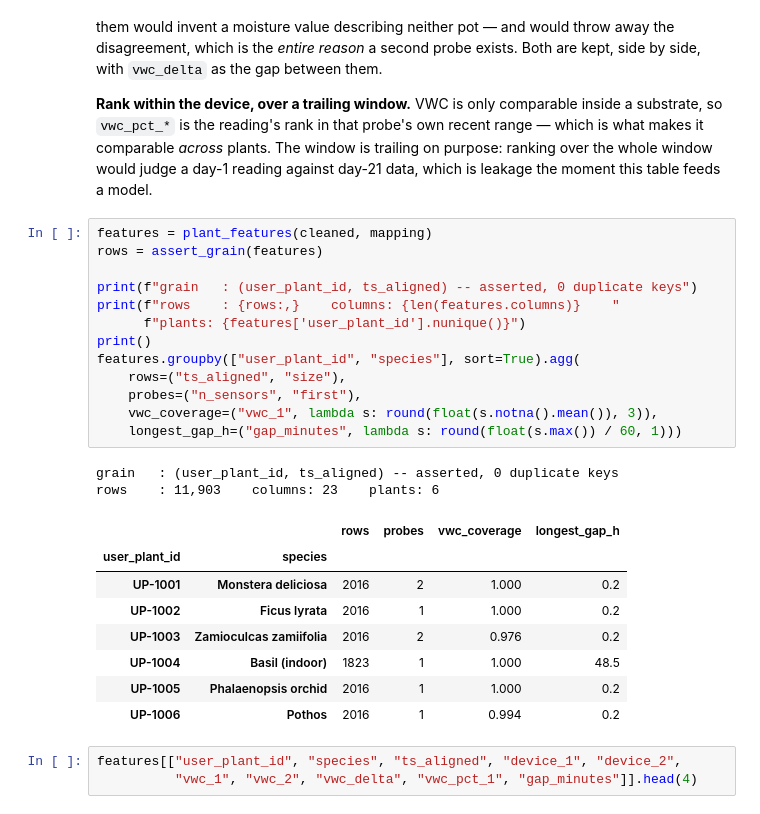
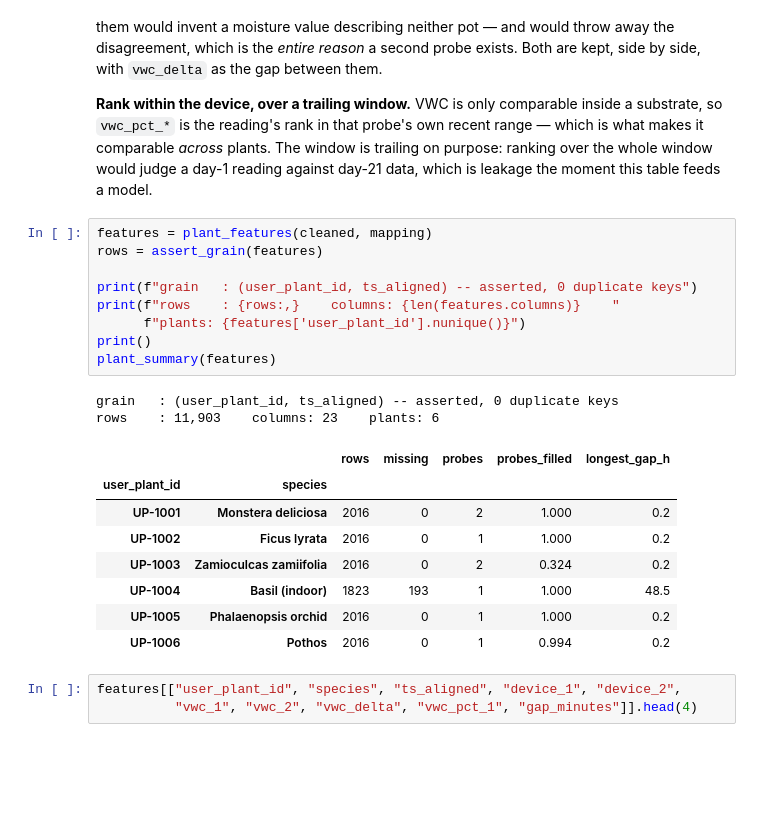
Before and after one commit to SagarMarthandan/IOT_sample_data_analysis, a Jupyter notebook: submission/fyta_analysis.ipynb, the cells around one changed output. Drawn from its saved outputs; the diff is of its cells as text; blank space fills up the shorter version.

```diff
--- a/submission/fyta_analysis.ipynb
+++ b/submission/fyta_analysis.ipynb
@@ -630,27 +630,23 @@ against day-21 data, which is leakage the moment this table feeds a model.
 # %%
 features = plant_features(cleaned, mapping)
 rows = assert_grain(features)
 
 print(f"grain   : (user_plant_id, ts_aligned) -- asserted, 0 duplicate keys")
 print(f"rows    : {rows:,}    columns: {len(features.columns)}    "
       f"plants: {features['user_plant_id'].nunique()}")
 print()
-features.groupby(["user_plant_id", "species"], sort=True).agg(
-    rows=("ts_aligned", "size"),
-    probes=("n_sensors", "first"),
-    vwc_coverage=("vwc_1", lambda s: round(float(s.notna().mean()), 3)),
-    longest_gap_h=("gap_minutes", lambda s: round(float(s.max()) / 60, 1)))
+plant_summary(features)
 # %% [output]
 grain   : (user_plant_id, ts_aligned) -- asserted, 0 duplicate keys
 rows    : 11,903    columns: 23    plants: 6
-|  |  | rows | probes | vwc_coverage | longest_gap_h |
-| user_plant_id | species |  |  |  |  |
-| UP-1001 | Monstera deliciosa | 2016 | 2 | 1.000 | 0.2 |
-| UP-1002 | Ficus lyrata | 2016 | 1 | 1.000 | 0.2 |
-| UP-1003 | Zamioculcas zamiifolia | 2016 | 2 | 0.976 | 0.2 |
-| UP-1004 | Basil (indoor) | 1823 | 1 | 1.000 | 48.5 |
-| UP-1005 | Phalaenopsis orchid | 2016 | 1 | 1.000 | 0.2 |
-| UP-1006 | Pothos | 2016 | 1 | 0.994 | 0.2 |
+|  |  | rows | missing | probes | probes_filled | longest_gap_h |
+| user_plant_id | species |  |  |  |  |  |
+| UP-1001 | Monstera deliciosa | 2016 | 0 | 2 | 1.000 | 0.2 |
+| UP-1002 | Ficus lyrata | 2016 | 0 | 1 | 1.000 | 0.2 |
+| UP-1003 | Zamioculcas zamiifolia | 2016 | 0 | 2 | 0.324 | 0.2 |
+| UP-1004 | Basil (indoor) | 1823 | 193 | 1 | 1.000 | 48.5 |
+| UP-1005 | Phalaenopsis orchid | 2016 | 0 | 1 | 1.000 | 0.2 |
+| UP-1006 | Pothos | 2016 | 0 | 1 | 0.994 | 0.2 |
 # %%
 features[["user_plant_id", "species", "ts_aligned", "device_1", "device_2",
           "vwc_1", "vwc_2", "vwc_delta", "vwc_pct_1", "gap_minutes"]].head(4)
```
Also changed, not shown: parts of 1 cell of this notebook, 4 other files.
